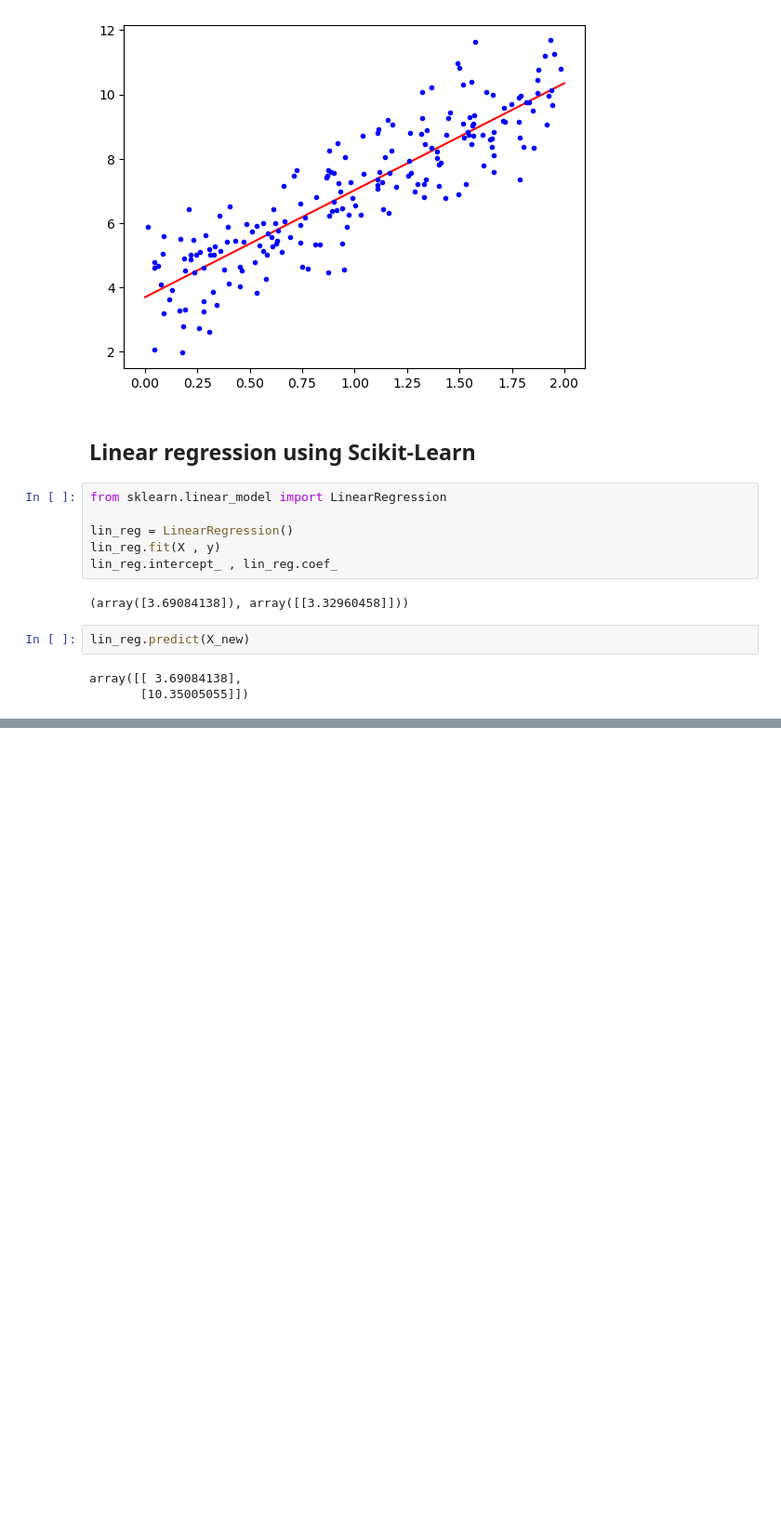
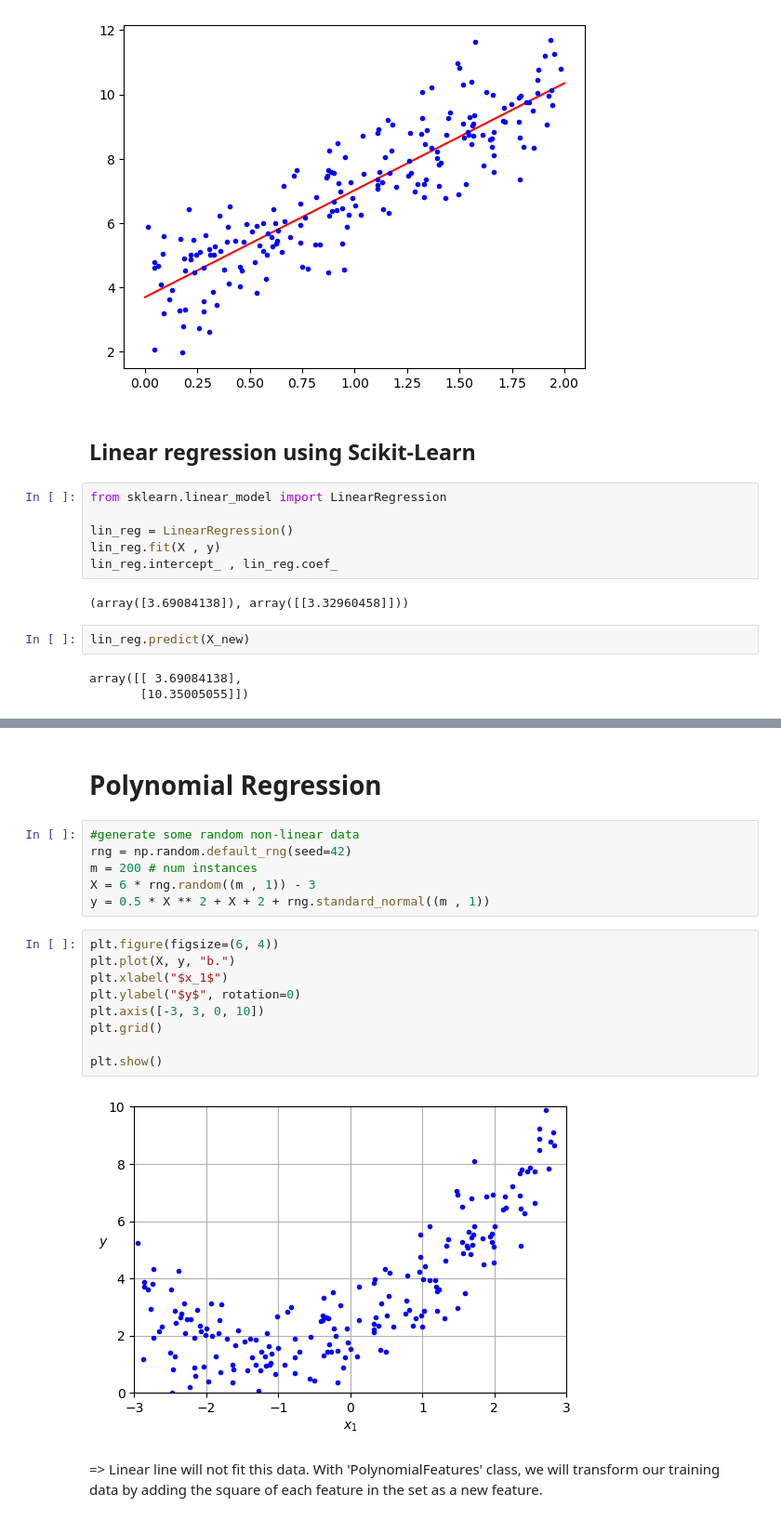
Before and after one commit to vitech-source/Hands-on_ML, a Jupyter notebook: 04_training_models.ipynb, the cells around one changed output, grey strips where cells are left out. Shown at 93% size. Drawn from its saved outputs; the diff is of its cells as text; blank space fills up the shorter version.

```diff
--- a/04_training_models.ipynb
+++ b/04_training_models.ipynb
@@ -68,0 +136,21 @@ array([[ 3.69084138],
+# %% [markdown]
+# Polynomial Regression
+# %%
+#generate some random non-linear data
+rng = np.random.default_rng(seed=42)
+m = 200 # num instances
+X = 6 * rng.random((m , 1)) - 3
+y = 0.5 * X ** 2 + X + 2 + rng.standard_normal((m , 1))
+# %%
+plt.figure(figsize=(6, 4))
+plt.plot(X, y, "b.")
+plt.xlabel("$x_1$")
+plt.ylabel("$y$", rotation=0)
+plt.axis([-3, 3, 0, 10])
+plt.grid()
+
+plt.show()
+# %% [output]
+[figure, added]
+# %% [markdown]
+=> Linear line will not fit this data. With 'PolynomialFeatures' class, we will transform our training data by adding the square of each feature in the set as a new feature.
```
Also changed, not shown: parts of 51 cells of this notebook.
